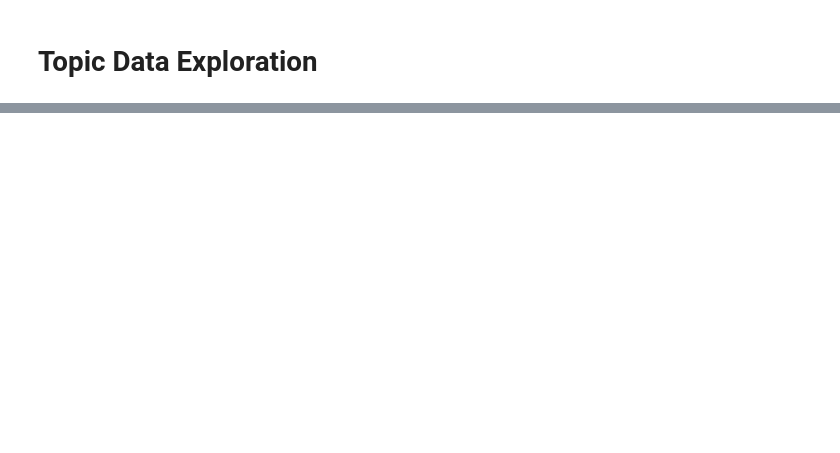
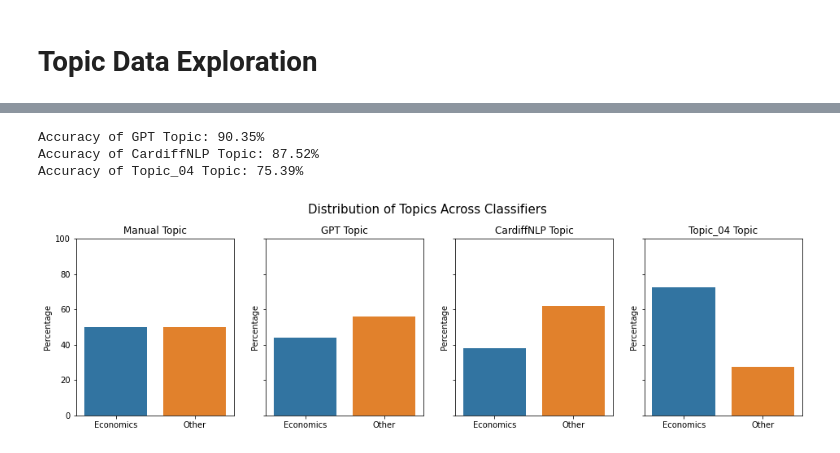
Before and after one commit to hakonmh/distilnews, a Jupyter notebook: src/topic-notebooks/data_exploration.ipynb, the cells around one changed output, grey strips where cells are left out. Saved outputs shown, nothing was run; the diff lists cells and outputs as text; code cells hidden in the pictures; blank space fills up the shorter version.

```diff
--- a/src/topic-notebooks/data_exploration.ipynb
+++ b/src/topic-notebooks/data_exploration.ipynb
@@ -12,6 +12,7 @@ First let's look at some of the raw data we know is mostly financial text.
 # %%
-# One of the datasets labelled both by human classifiers and chat-gpt
 fin_df = pd.read_csv('../../data/classified-data/financial_phrasebank.csv')
-fin_df = fin_df[['Headlines','Manual Sentiment', 'GPT Sentiment', 'Topic']]
-fin_df.head()
+fin_df = fin_df[['Headlines','Manual Sentiment', 'GPT Topic', 'CardiffNLP Topic', 'Topic_04 Topic']]
+fin_df.rename(columns={'Manual Sentiment': 'Sentiment'}, inplace=True)
+fin_df['Manual Topic'] = 'Economics'
+fin_df.shape
 # %% [output]
@@ -113,0 +39,23 @@ ChatGPT seems to effectively identify the topic of a given text.
+# %%
+# Print accuracy of each classifier compared to manual topic
+for topic in ['GPT Topic', 'CardiffNLP Topic', 'Topic_04 Topic']:
+    print(f"Accuracy of {topic}: {np.mean(df['Manual Topic'] == df[topic]):.2%}")
+# %% [output]
+Accuracy of GPT Topic: 90.35%
+Accuracy of CardiffNLP Topic: 87.52%
+Accuracy of Topic_04 Topic: 75.39%
+# %%
+fig, axes = plt.subplots(1, 4, figsize=(16, 4), sharey=True)
+order = ['Economics', 'Other']
+
+for idx, topic in enumerate(['Manual Topic', 'GPT Topic', 'CardiffNLP Topic', 'Topic_04 Topic']):
+    value_counts = df[topic].value_counts(normalize=True).loc[order] * 100
+    sns.barplot(ax=axes[idx], x=value_counts.index, y=value_counts, order=order)
+    axes[idx].set_title(topic)
+    axes[idx].set_ylabel('Percentage')
+    axes[idx].set_ylim(0, 100)
+
+plt.suptitle("Distribution of Topics Across Classifiers", fontsize=15, y=1.03)
+plt.show()
+# %% [output]
+[figure, added]
```
Also changed, not shown: parts of 34 cells of this notebook, 3 other files.
